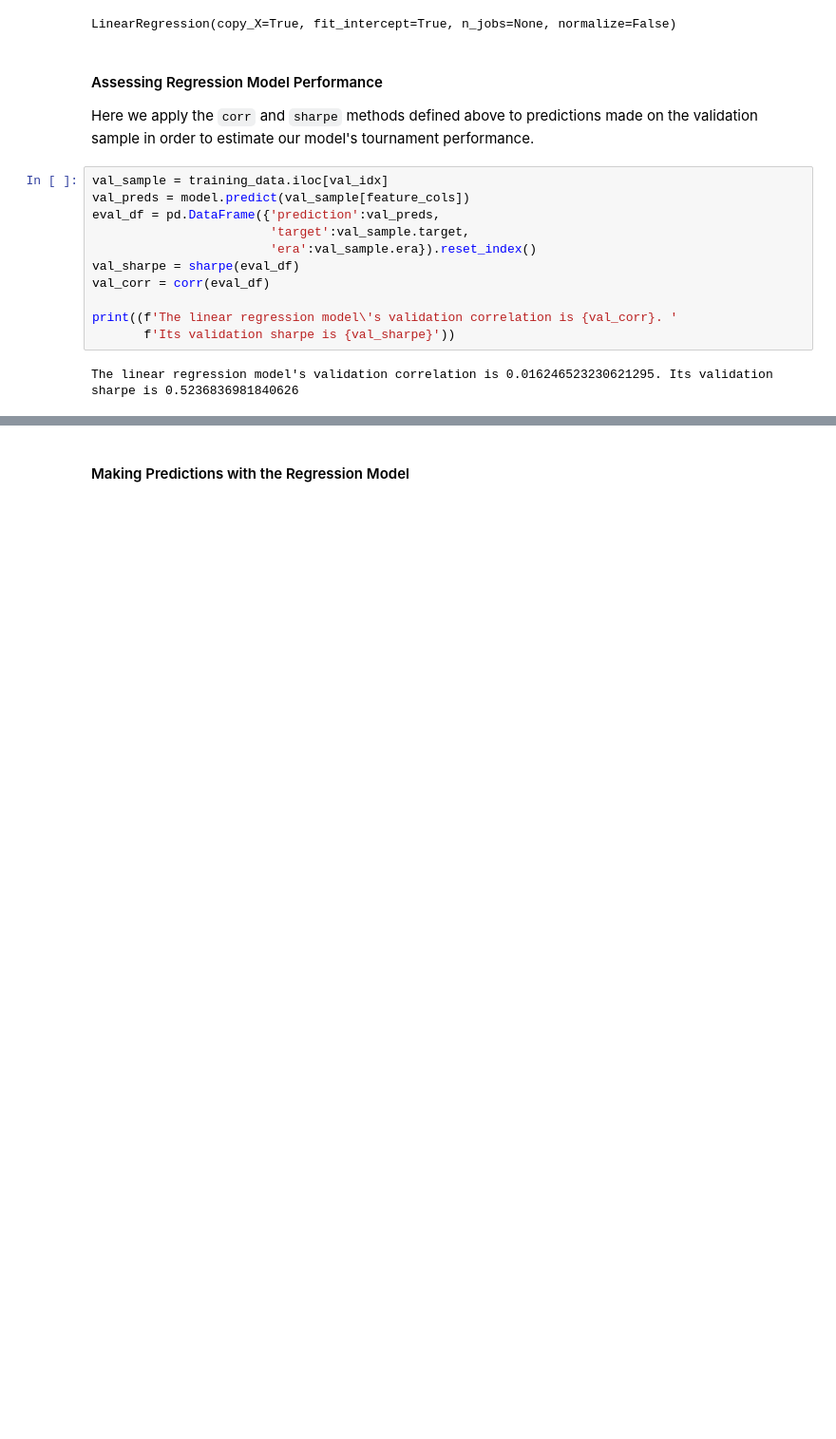
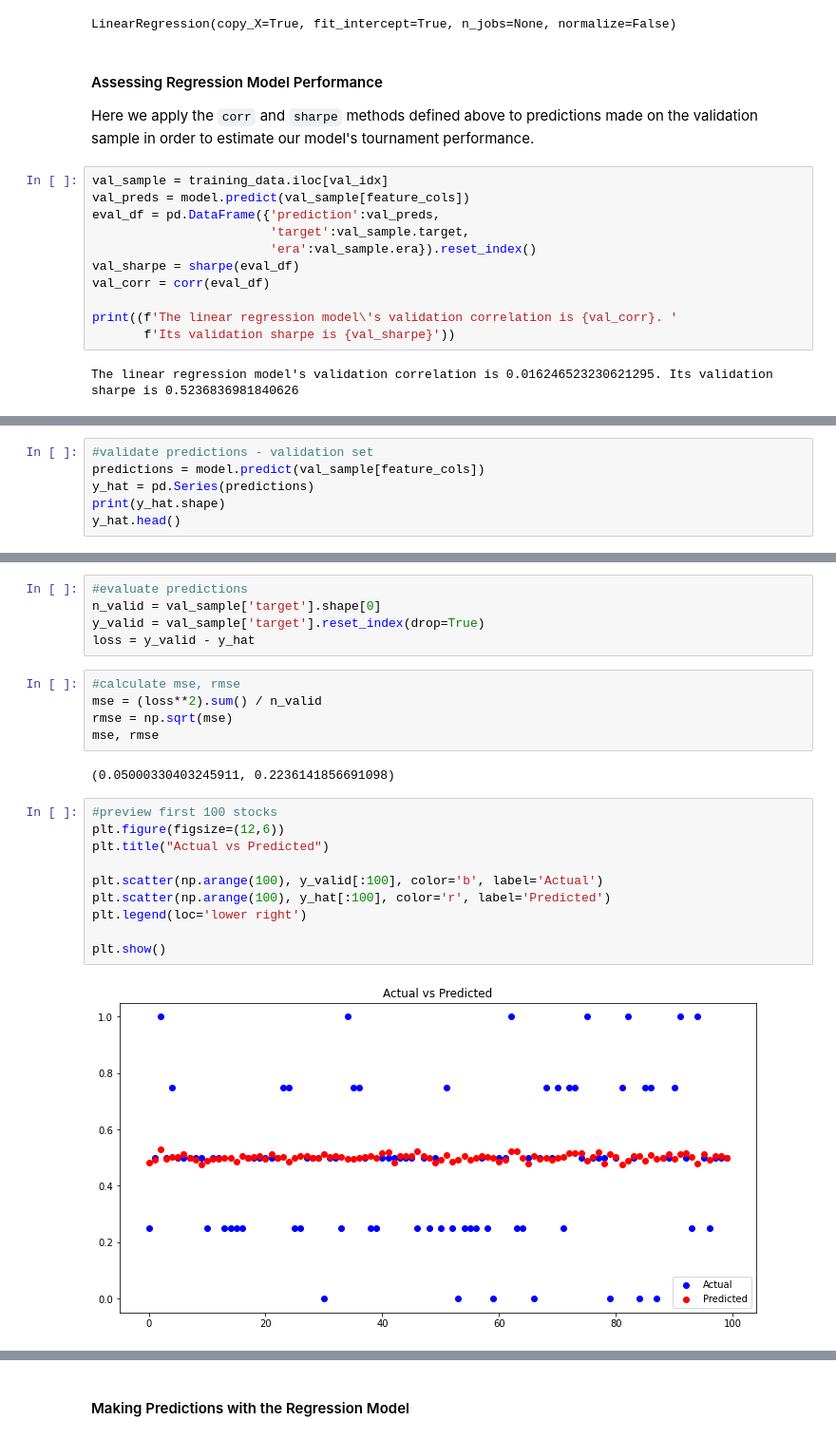
Before and after one commit to anyaconda/myNumerai, a Jupyter notebook: myNumerai_linear_withDanielStarterKit.ipynb, the cells around one changed output, grey strips where cells are left out. Shown: that part at 95% size. Drawn from its saved outputs; the diff is of its cells as text; blank space fills up the shorter version.

Commit message:
Colab Numerai - validate Linear model.  Predictions really far from actuals.

```diff
--- a/myNumerai_linear_withDanielStarterKit.ipynb
+++ b/myNumerai_linear_withDanielStarterKit.ipynb
@@ -183,0 +204,6 @@ The linear regression model's validation correlation is 0.016246523230621295. It
+# %%
+#validate predictions - validation set
+predictions = model.predict(val_sample[feature_cols])
+y_hat = pd.Series(predictions)
+print(y_hat.shape)
+y_hat.head()
@@ -183,0 +218,24 @@ The linear regression model's validation correlation is 0.016246523230621295. It
+# %%
+#evaluate predictions
+n_valid = val_sample['target'].shape[0]
+y_valid = val_sample['target'].reset_index(drop=True)
+loss = y_valid - y_hat
+# %%
+#calculate mse, rmse
+mse = (loss**2).sum() / n_valid
+rmse = np.sqrt(mse)
+mse, rmse
+# %% [output]
+(0.05000330403245911, 0.2236141856691098)
+# %%
+#preview first 100 stocks
+plt.figure(figsize=(12,6))
+plt.title("Actual vs Predicted")
+
+plt.scatter(np.arange(100), y_valid[:100], color='b', label='Actual')
+plt.scatter(np.arange(100), y_hat[:100], color='r', label='Predicted')
+plt.legend(loc='lower right')
+
+plt.show()
+# %% [output]
+[figure, added]
```
Also changed, not shown: parts of 8 cells of this notebook.
